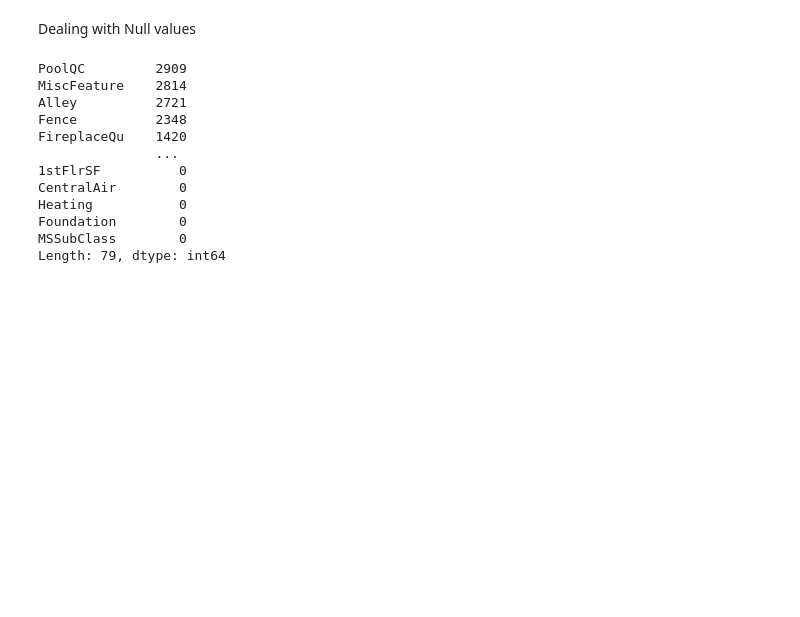
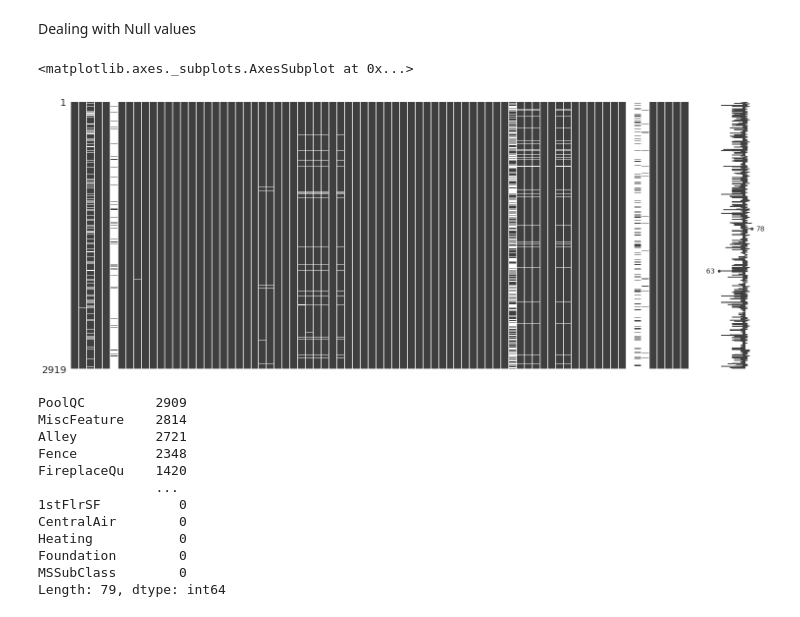
Before and after one commit to Aboubacar2012/ML_Project, a Jupyter notebook: housing.ipynb, the cells around one changed output. Drawn from its saved outputs; the diff is of its cells as text; code cells hidden in the pictures; blank space fills up the shorter version.

```diff
--- a/housing.ipynb
+++ b/housing.ipynb
@@ -120,6 +146,12 @@ df.describe()
 | max | 190.000000 | 313.000000 | 215245.000000 | 10.000000 | 9.000000 | 2010.000000 | 2010.000000 | 1600.000000 | ... |
 # %% [markdown]
 Dealing with Null values
+# %%
+import missingno as msno
+msno.matrix(df)
+# %% [output]
+<matplotlib.axes._subplots.AxesSubplot at 0x...>
+[figure, added]
 # %%
 total_null_values=df.isnull().sum().sort_values(ascending=False)
 total_null_values
```
Also changed, not shown: parts of 50 cells of this notebook.
